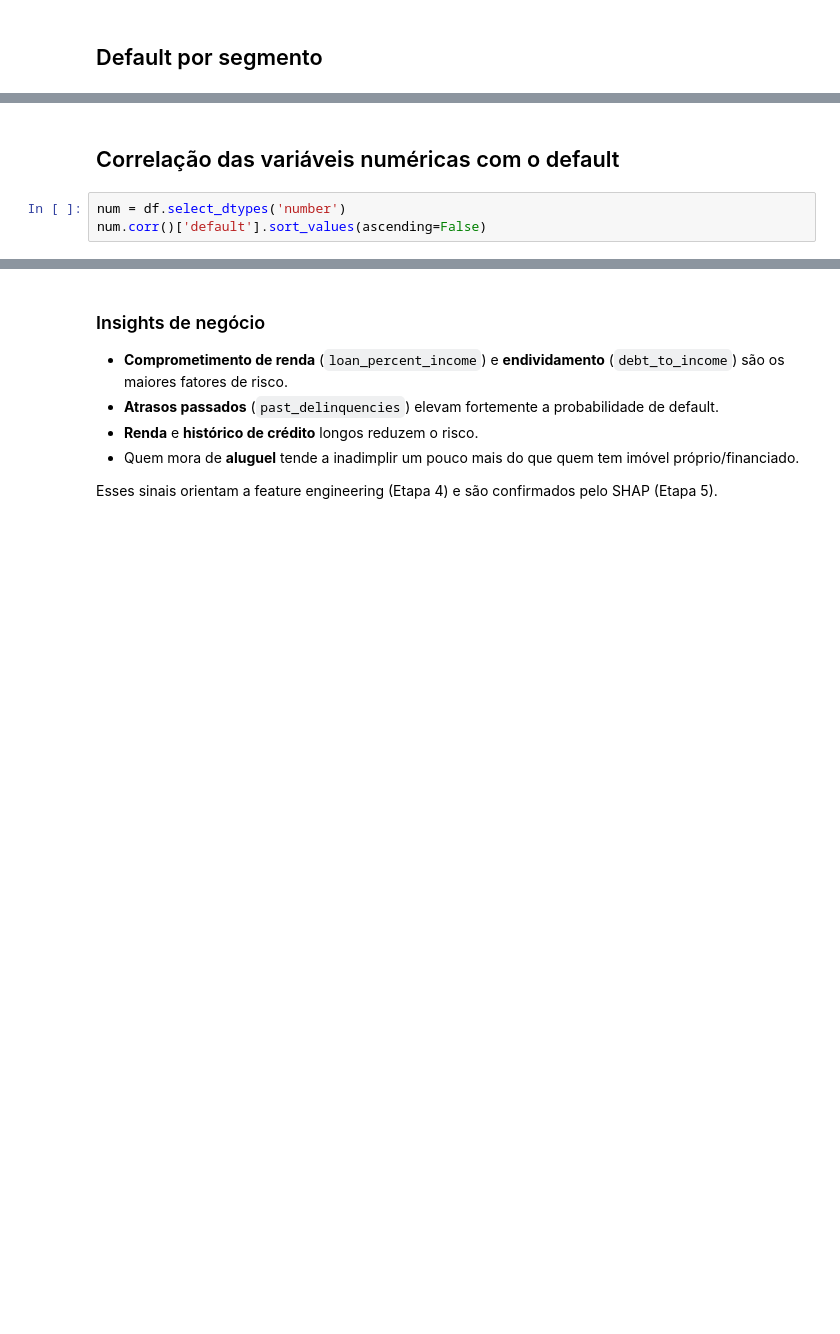
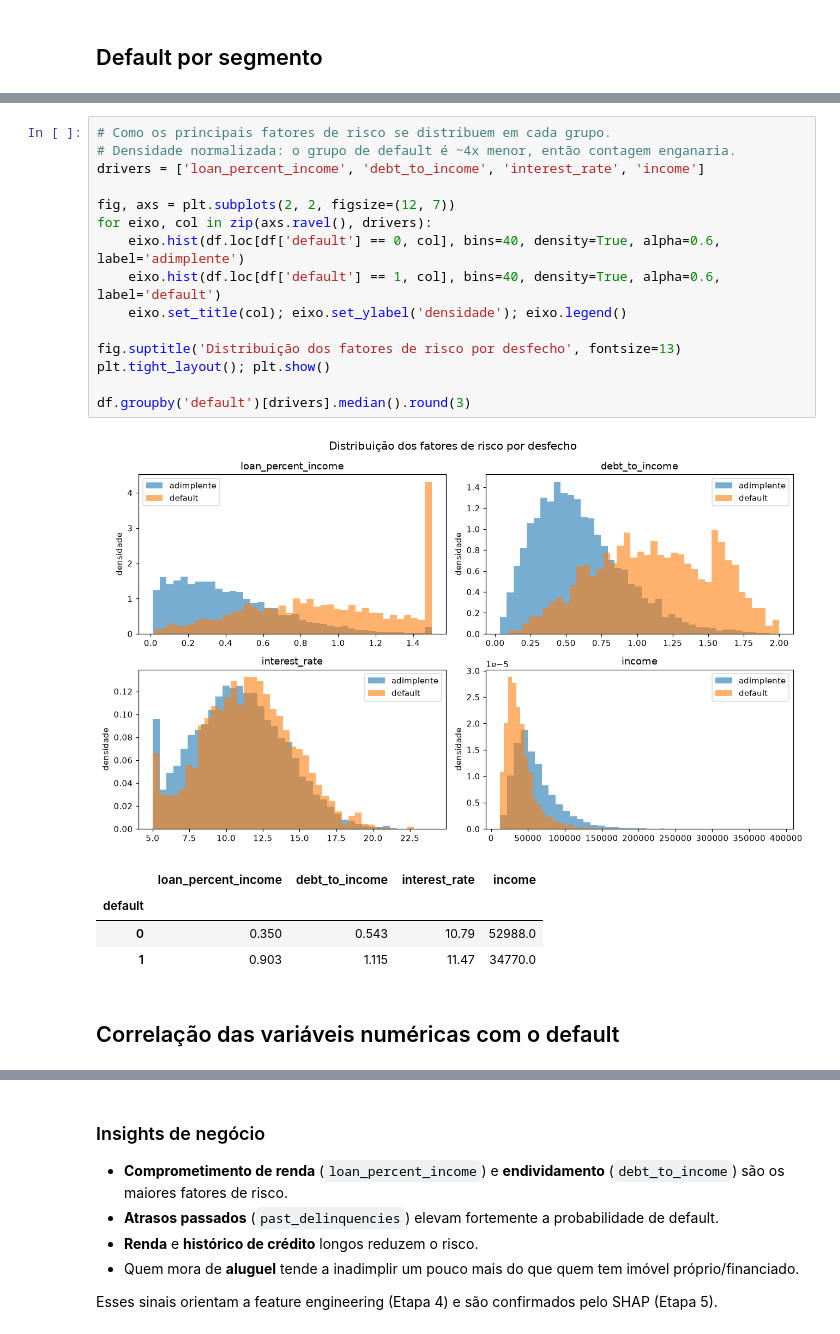
Before and after one commit to david-oliveira-dev/credit-risk-scoring, a Jupyter notebook: notebooks/01-eda.ipynb, the cells around one changed output, grey strips where cells are left out. Cells and saved outputs as stored; diff of their text form; blank space fills up the shorter version.

```diff
--- a/notebooks/01-eda.ipynb
+++ b/notebooks/01-eda.ipynb
@@ -26,5 +83,23 @@ for col in ['home_ownership', 'loan_intent']:
+# %%
+# Como os principais fatores de risco se distribuem em cada grupo.
+# Densidade normalizada: o grupo de default é ~4x menor, então contagem enganaria.
+drivers = ['loan_percent_income', 'debt_to_income', 'interest_rate', 'income']
+
+fig, axs = plt.subplots(2, 2, figsize=(12, 7))
+for eixo, col in zip(axs.ravel(), drivers):
+    eixo.hist(df.loc[df['default'] == 0, col], bins=40, density=True, alpha=0.6, label='adimplente')
+    eixo.hist(df.loc[df['default'] == 1, col], bins=40, density=True, alpha=0.6, label='default')
+    eixo.set_title(col); eixo.set_ylabel('densidade'); eixo.legend()
+
+fig.suptitle('Distribuição dos fatores de risco por desfecho', fontsize=13)
+plt.tight_layout(); plt.show()
+
+df.groupby('default')[drivers].median().round(3)
+# %% [output]
+[figure, added]
+|  | loan_percent_income | debt_to_income | interest_rate | income |
+| default |  |  |  |  |
+| 0 | 0.350 | 0.543 | 10.79 | 52988.0 |
+| 1 | 0.903 | 1.115 | 11.47 | 34770.0 |
 # %% [markdown]
 ## Correlação das variáveis numéricas com o default
-# %%
-num = df.select_dtypes('number')
-num.corr()['default'].sort_values(ascending=False)
```
Also changed, not shown: parts of 7 cells of this notebook.
